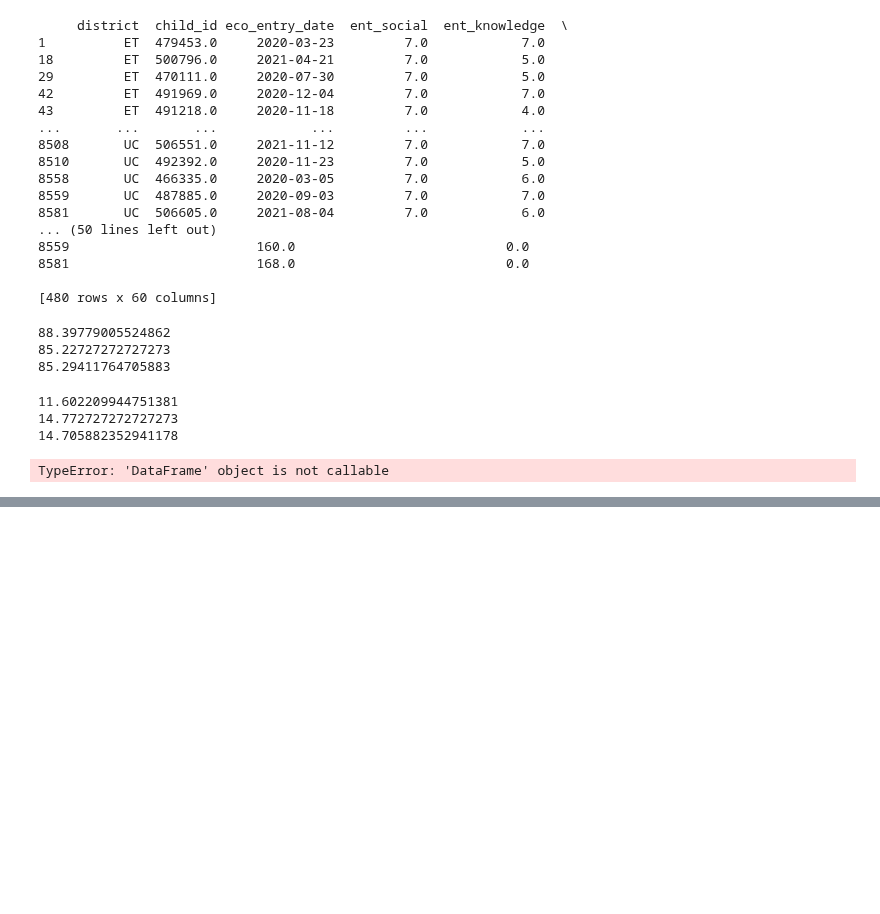
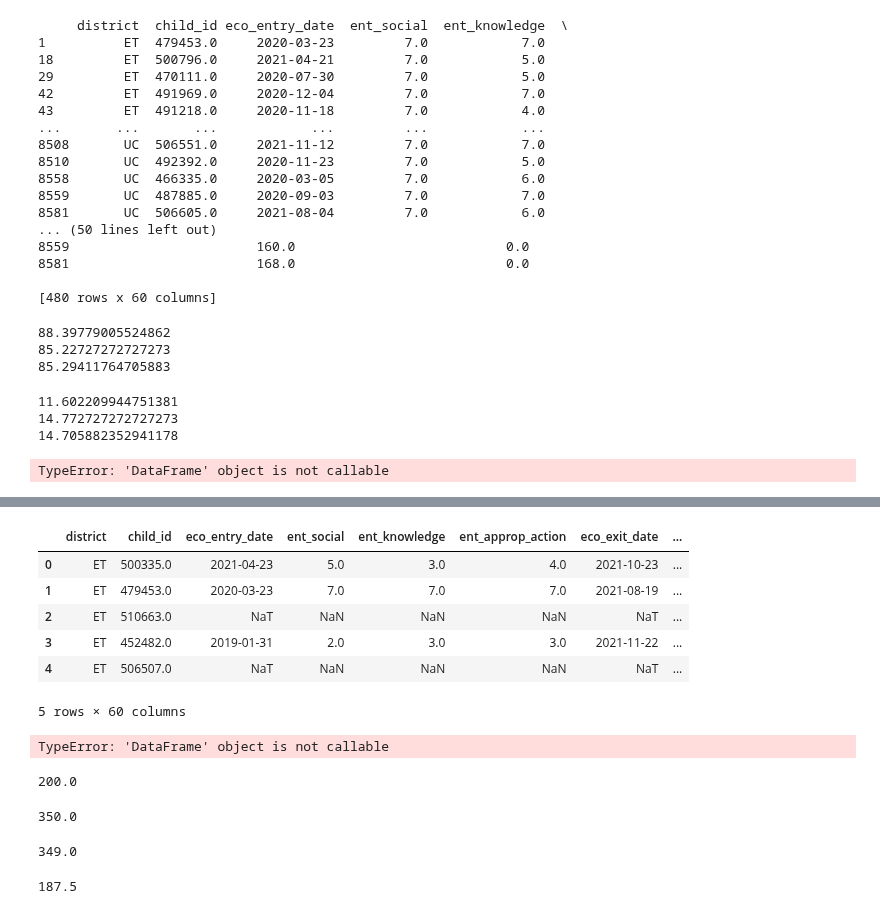
Before and after one commit to NSS-Data-Analytics-Cohort-7/didd-an-array-of-jorts, a Jupyter notebook: notebooks/EDA.ipynb, the cells around one changed output, grey strips where cells are left out. Saved outputs shown, nothing was run; the diff lists cells and outputs as text; code cells hidden in the pictures; blank space fills up the shorter version.

```diff
--- a/notebooks/EDA.ipynb
+++ b/notebooks/EDA.ipynb
@@ -264,0 +298,30 @@ TypeError: 'DataFrame' object is not callable
+# %%
+eco_exit.head(5)
+# %% [output]
+|  | district | child_id | eco_entry_date | ent_social | ent_knowledge | ent_approp_action | eco_exit_date | ... |
+| 0 | ET | 500335.0 | 2021-04-23 | 5.0 | 3.0 | 4.0 | 2021-10-23 | ... |
+| 1 | ET | 479453.0 | 2020-03-23 | 7.0 | 7.0 | 7.0 | 2021-08-19 | ... |
+| 2 | ET | 510663.0 | NaT | NaN | NaN | NaN | NaT | ... |
+| 3 | ET | 452482.0 | 2019-01-31 | 2.0 | 3.0 | 3.0 | 2021-11-22 | ... |
+| 4 | ET | 506507.0 | NaT | NaN | NaN | NaN | NaT | ... |
+5 rows × 60 columns
+# %%
+service_days = eco_exit('days_in_prog') & (eco_exit['ent_social'] == 7)
+# %% [output]
+TypeError: 'DataFrame' object is not callable
+# %%
+decreases['Days btw I-IFSP to Exit ECO'].median()
+# %% [output]
+200.0
+# %%
+decreasek['Days btw I-IFSP to Exit ECO'].median()
+# %% [output]
+350.0
+# %%
+decreasea['Days btw I-IFSP to Exit ECO'].median()
+# %% [output]
+349.0
+# %%
+nochangess['Days btw I-IFSP to Exit ECO'].median()
+# %% [output]
+187.5
```
Also changed, not shown: parts of 8 cells of this notebook.
